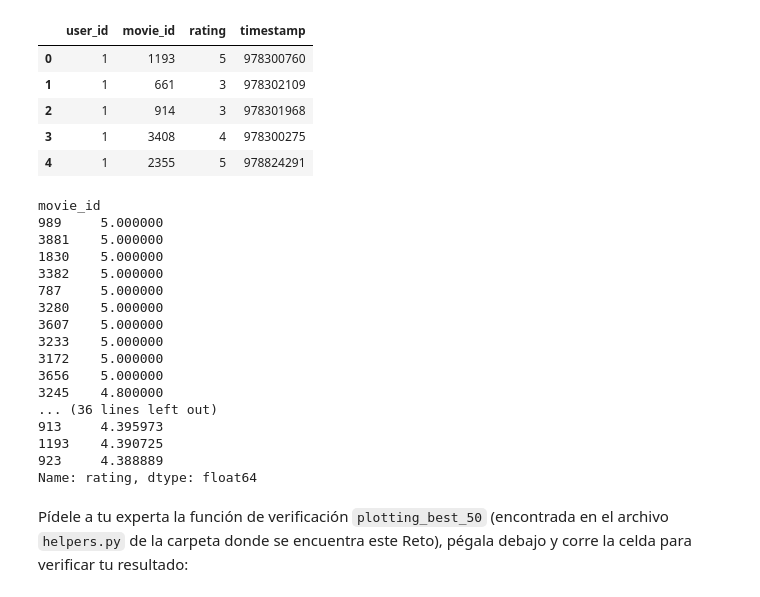
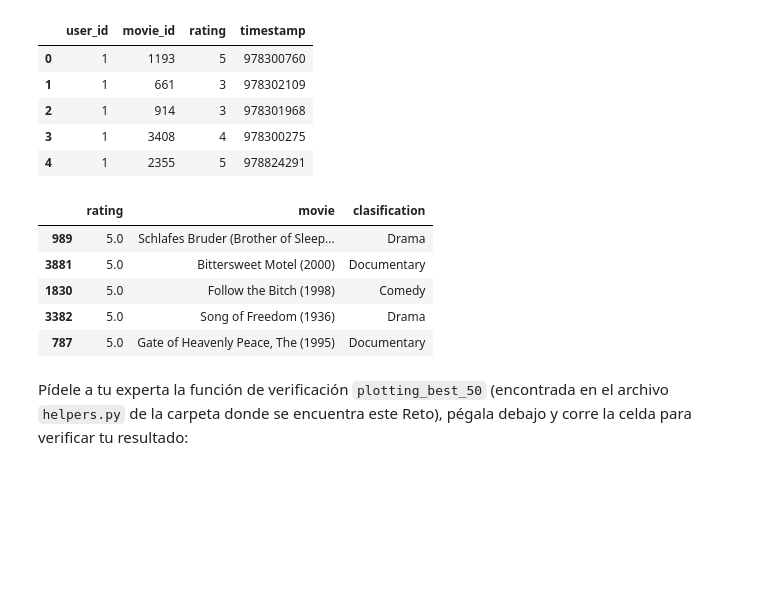
Before and after one commit to mornaeldernar/Bedu, a Jupyter notebook: Sesion-08/Reto-04/las_mejores_50.ipynb, the cells around one changed output. Drawn from its saved outputs; the diff is of its cells as text; code cells hidden in the pictures; blank space fills up the shorter version.

```diff
--- a/Sesion-08/Reto-04/las_mejores_50.ipynb
+++ b/Sesion-08/Reto-04/las_mejores_50.ipynb
@@ -56,20 +61,0 @@ top_50 = ratings.groupby('movie_id')['rating'].agg('mean').sort_values(ascending
-# %%
-top_50
-# %% [output]
-movie_id
-989     5.000000
-3881    5.000000
-1830    5.000000
-3382    5.000000
-787     5.000000
-3280    5.000000
-3607    5.000000
-3233    5.000000
-3172    5.000000
-3656    5.000000
-3245    4.800000
-... (36 lines left out)
-913     4.395973
-1193    4.390725
-923     4.388889
-Name: rating, dtype: float64
@@ -84,0 +65,9 @@ las_mejores_50 =
+# %%
+top50withmovie.head()
+# %% [output]
+|  | rating | movie | clasification |
+| 989 | 5.0 | Schlafes Bruder (Brother of Sleep... | Drama |
+| 3881 | 5.0 | Bittersweet Motel (2000) | Documentary |
+| 1830 | 5.0 | Follow the Bitch (1998) | Comedy |
+| 3382 | 5.0 | Song of Freedom (1936) | Drama |
+| 787 | 5.0 | Gate of Heavenly Peace, The (1995) | Documentary |
```
Also changed, not shown: parts of 15 cells of this notebook.
